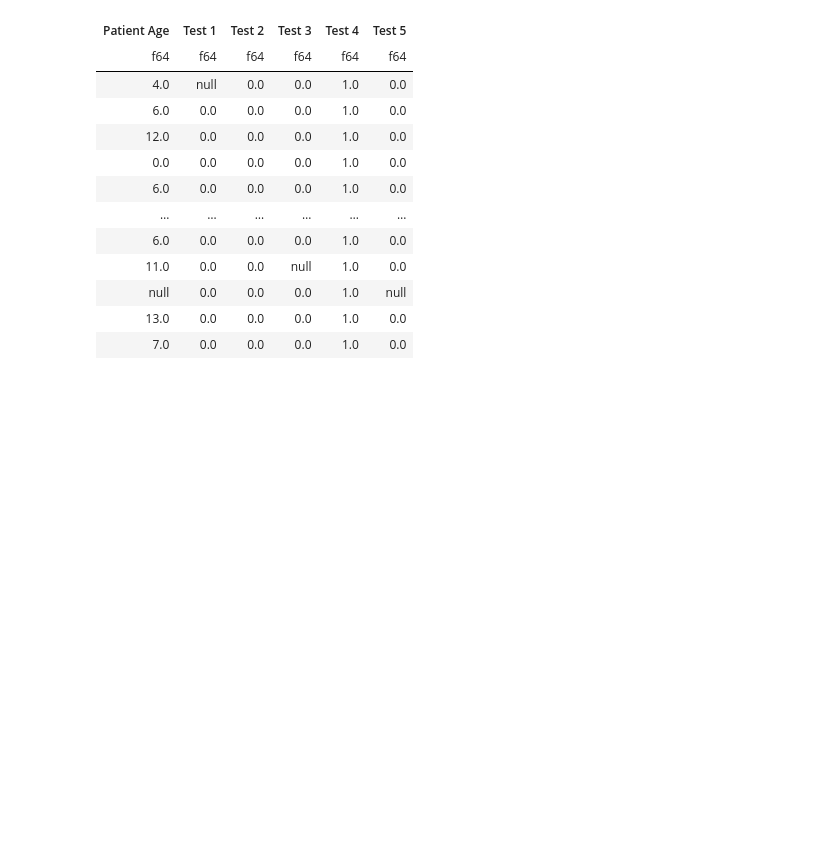
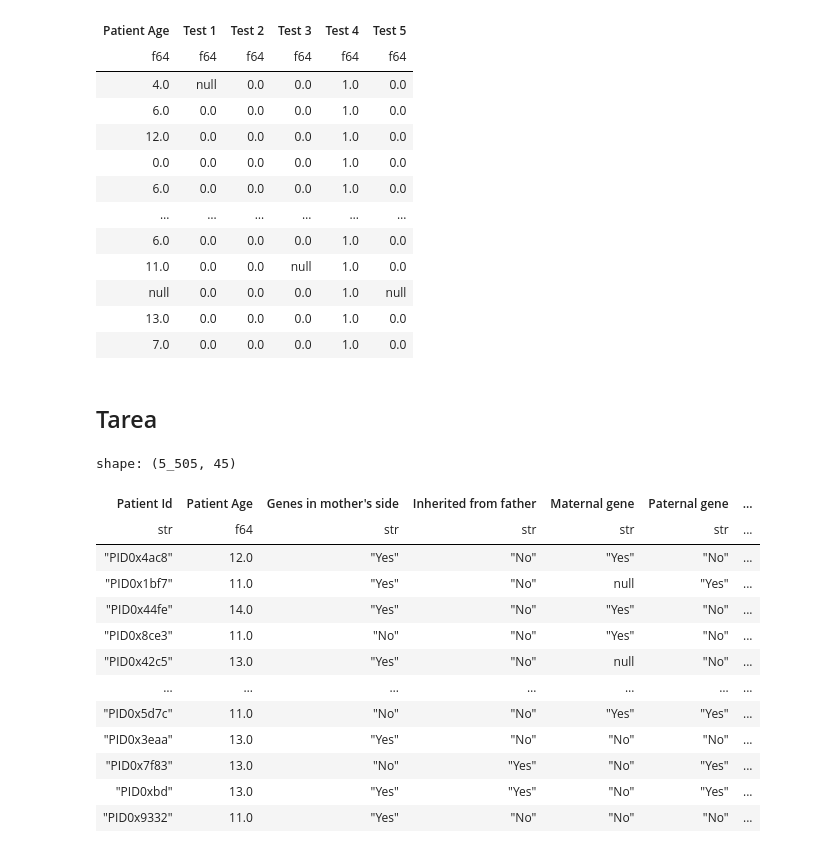
Before and after one commit to JacquelineAldridge/data-visualization-notebooks, a Jupyter notebook: notebooks/3-filtering.ipynb, the cells around one changed output. Drawn from its saved outputs; the diff is of its cells as text; code cells hidden in the pictures; blank space fills up the shorter version.

```diff
--- a/notebooks/3-filtering.ipynb
+++ b/notebooks/3-filtering.ipynb
@@ -121,3 +121,24 @@ shape: (7_656, 6)
 | null | 0.0 | 0.0 | 0.0 | 1.0 | null |
 | 13.0 | 0.0 | 0.0 | 0.0 | 1.0 | 0.0 |
 | 7.0 | 0.0 | 0.0 | 0.0 | 1.0 | 0.0 |
+# %% [markdown]
+## Tarea
+# %%
+import polars as pl
+df_datos = pl.read_csv("../train.csv")
+df_datos.filter(pl.col("Patient Age")>10)
+# %% [output]
+shape: (5_505, 45)
+| Patient Id | Patient Age | Genes in mother's side | Inherited from father | Maternal gene | Paternal gene | ... |
+| str | f64 | str | str | str | str | ... |
+| "PID0x4ac8" | 12.0 | "Yes" | "No" | "Yes" | "No" | ... |
+| "PID0x1bf7" | 11.0 | "Yes" | "No" | null | "Yes" | ... |
+| "PID0x44fe" | 14.0 | "Yes" | "No" | "Yes" | "No" | ... |
+| "PID0x8ce3" | 11.0 | "No" | "No" | "Yes" | "No" | ... |
+| "PID0x42c5" | 13.0 | "Yes" | "No" | null | "No" | ... |
+| … | … | … | … | … | … | ... |
+| "PID0x5d7c" | 11.0 | "No" | "No" | "Yes" | "Yes" | ... |
+| "PID0x3eaa" | 13.0 | "Yes" | "No" | "No" | "No" | ... |
+| "PID0x7f83" | 13.0 | "No" | "Yes" | "No" | "Yes" | ... |
+| "PID0xbd" | 13.0 | "Yes" | "Yes" | "No" | "Yes" | ... |
+| "PID0x9332" | 11.0 | "Yes" | "No" | "No" | "No" | ... |
```
Also changed, not shown: parts of 8 cells of this notebook.
